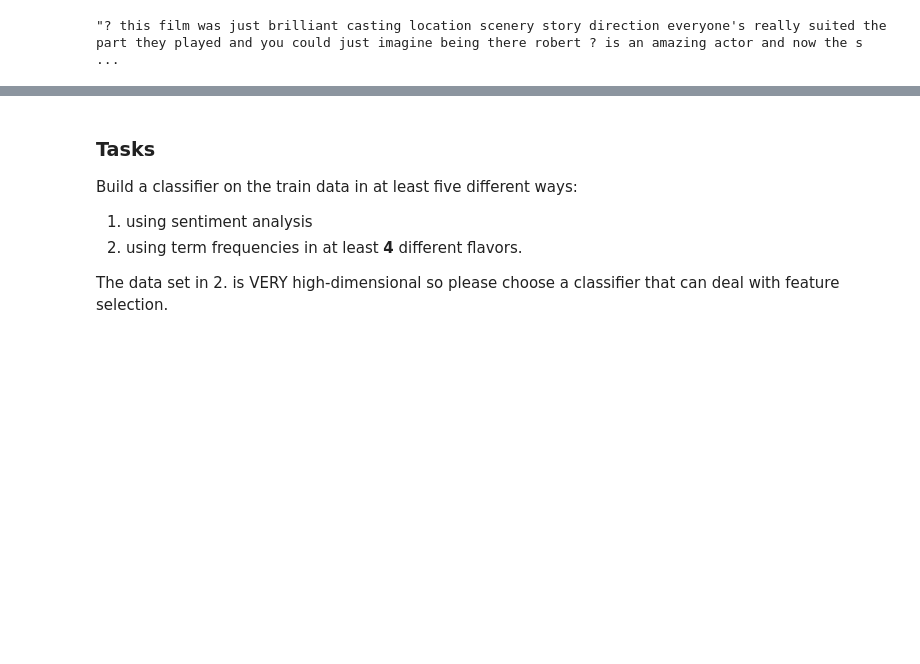
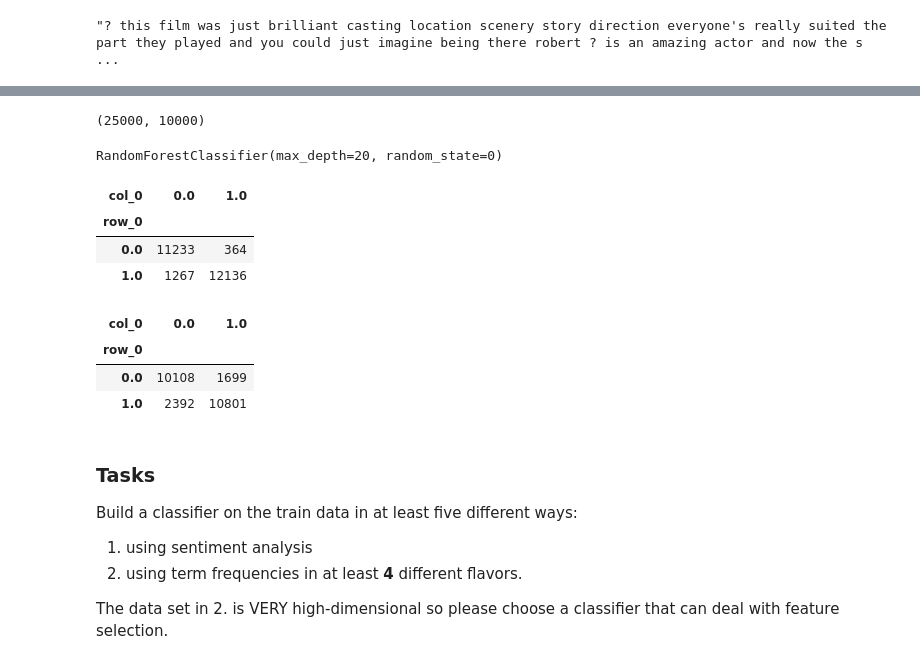
Before and after one commit to markusloecher/DataScience-HWR, a Jupyter notebook: TWSM/Class2.ipynb, the cells around one changed output, grey strips where cells are left out. Cells and saved outputs as stored; diff of their text form; code cells hidden in the pictures; blank space fills up the shorter version.

```diff
--- a/TWSM/Class2.ipynb
+++ b/TWSM/Class2.ipynb
@@ -142,0 +236,29 @@ for j in range(N):
+# %%
+print(x_train.shape)
+
+from sklearn.ensemble import RandomForestClassifier
+
+clf = RandomForestClassifier(max_depth=20, random_state=0)
+clf.fit(x_train, y_train)
+# %% [output]
+(25000, 10000)
+RandomForestClassifier(max_depth=20, random_state=0)
+# %%
+yHat_train =clf.predict(x_train)
+yHat_test =clf.predict(x_test)
+# %%
+#confusion matrix
+pd.crosstab(yHat_train, y_train)
+# %% [output]
+| col_0 | 0.0 | 1.0 |
+| row_0 |  |  |
+| 0.0 | 11233 | 364 |
+| 1.0 | 1267 | 12136 |
+# %%
+#confusion matrix
+pd.crosstab(yHat_test, y_test)
+# %% [output]
+| col_0 | 0.0 | 1.0 |
+| row_0 |  |  |
+| 0.0 | 10108 | 1699 |
+| 1.0 | 2392 | 10801 |
```
Also changed, not shown: parts of 31 cells of this notebook.
